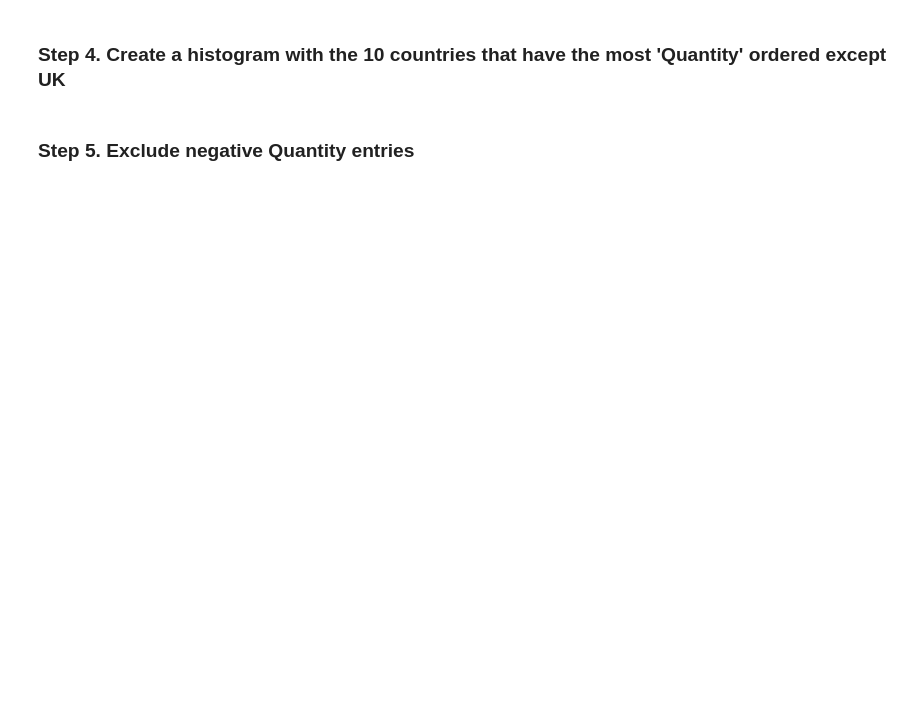
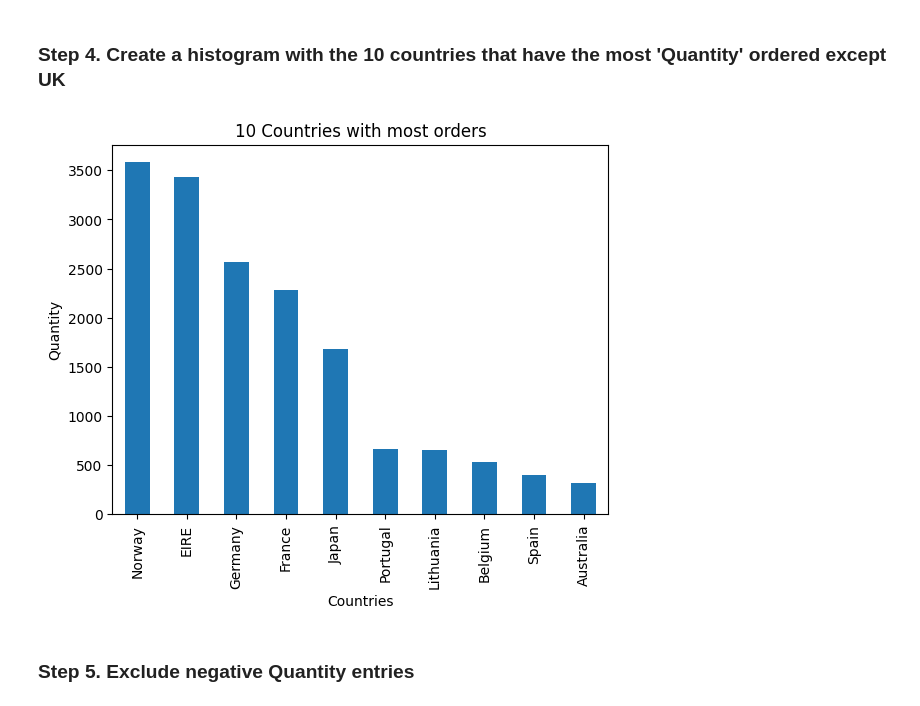
Before and after one commit to nguyenhieuhero/PythonBasic, a Jupyter notebook: w10/07_Visualization/Online_Retail/Exercises.ipynb, the cells around one changed output. Saved outputs shown, nothing was run; the diff lists cells and outputs as text; code cells hidden in the pictures; blank space fills up the shorter version.

```diff
--- a/w10/07_Visualization/Online_Retail/Exercises.ipynb
+++ b/w10/07_Visualization/Online_Retail/Exercises.ipynb
@@ -31,2 +32,14 @@ most_quantity_order
+# %%
+countries = online_rt.groupby('Country').sum(numeric_only=True)
+countries = countries.sort_values(by = 'Quantity',ascending = False)
+countries = countries[:10]
+# %%
+countries['Quantity'].plot(kind='bar')
+plt.xlabel('Countries')
+plt.ylabel('Quantity')
+plt.title('10 Countries with most orders')
+plt.show()
+# %% [output]
+[figure, added]
 # %% [markdown]
 ### Step 5.  Exclude negative Quantity entries
```
Also changed, not shown: parts of 19 cells of this notebook, 3 other files.
